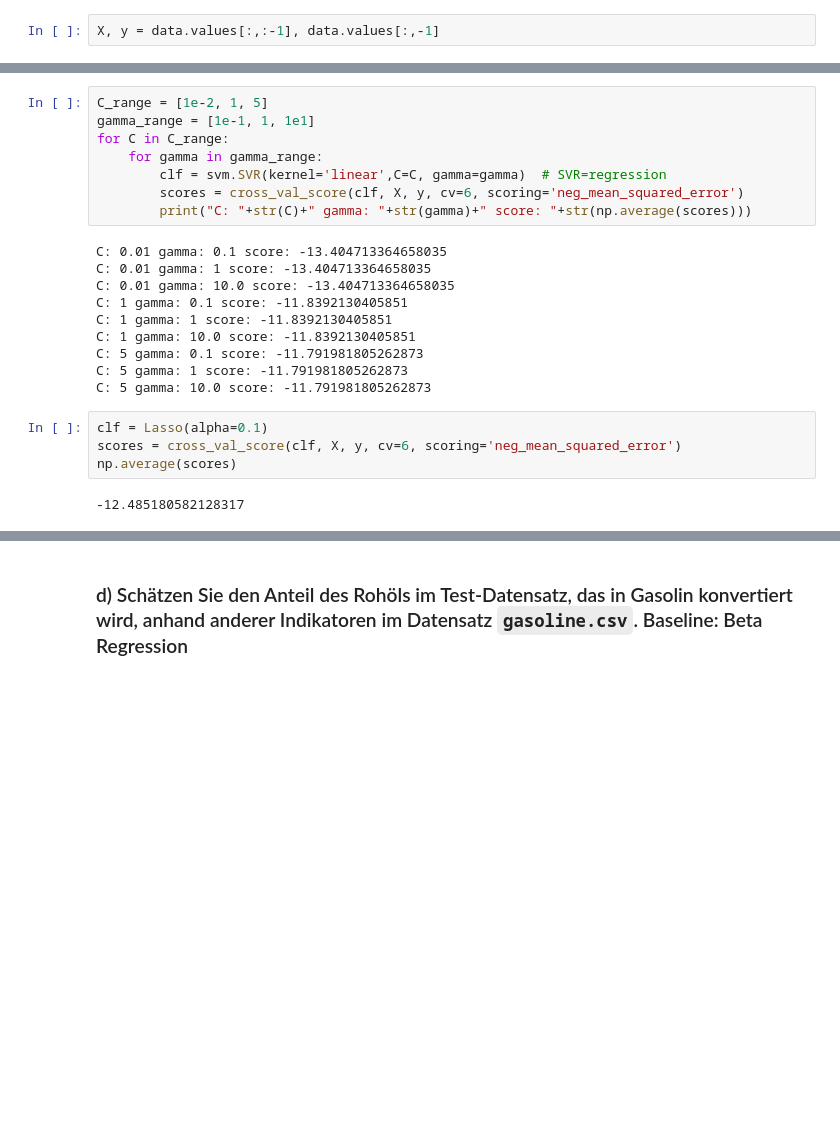
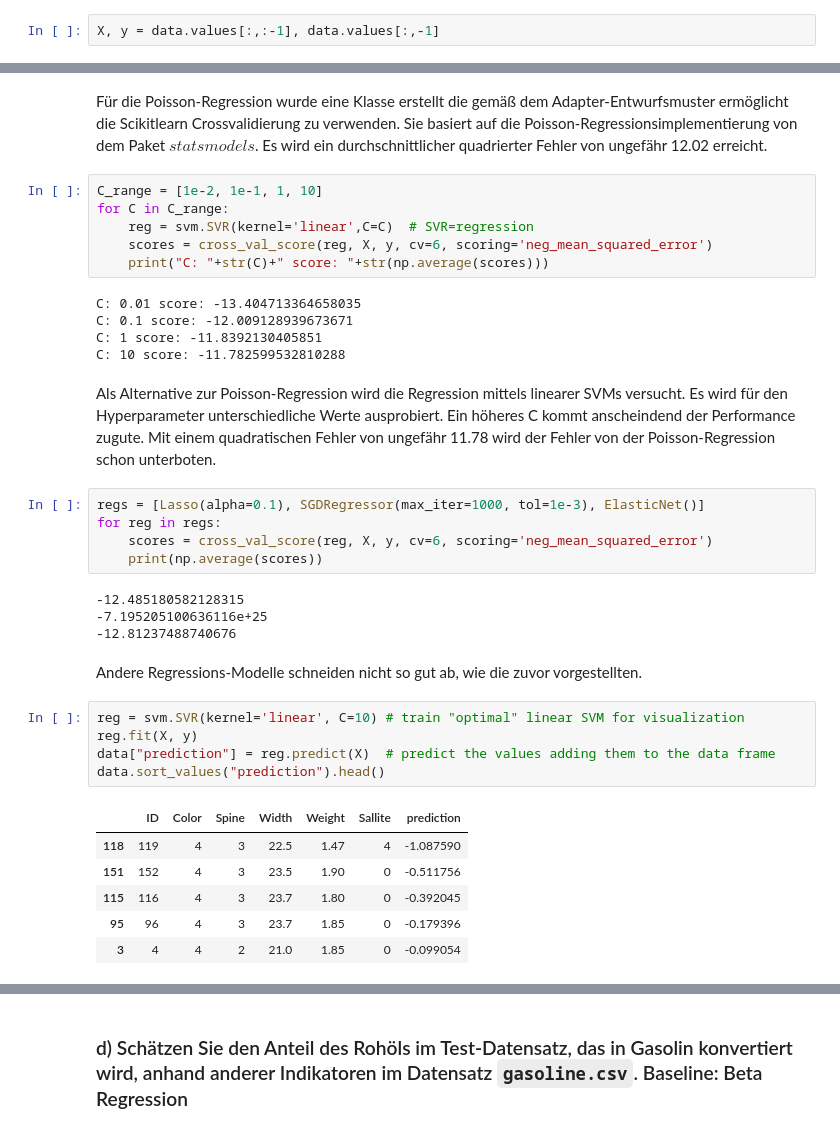
Before and after one commit to tecoKIT/smart-data-analytics, a Jupyter notebook: Uebung1/Exercise3cd.ipynb, the cells around one changed output, grey strips where cells are left out. Cells and saved outputs as stored; diff of their text form; blank space fills up the shorter version.

```diff
--- a/Uebung1/Exercise3cd.ipynb
+++ b/Uebung1/Exercise3cd.ipynb
@@ -113,24 +100,38 @@ Optimization terminated successfully.
+# %% [markdown]
+Für die Poisson-Regression wurde eine Klasse erstellt die gemäß dem Adapter-Entwurfsmuster ermöglicht die Scikitlearn Crossvalidierung zu verwenden. Sie basiert auf die Poisson-Regressionsimplementierung von dem Paket $statsmodels$. Es wird ein durchschnittlicher quadrierter Fehler von ungefähr 12.02 erreicht.
 # %%
-C_range = [1e-2, 1, 5]
-gamma_range = [1e-1, 1, 1e1]
+C_range = [1e-2, 1e-1, 1, 10]
 for C in C_range:
-    for gamma in gamma_range:
-        clf = svm.SVR(kernel='linear',C=C, gamma=gamma)  # SVR=regression
-        scores = cross_val_score(clf, X, y, cv=6, scoring='neg_mean_squared_error')
-        print("C: "+str(C)+" gamma: "+str(gamma)+" score: "+str(np.average(scores)))
+    reg = svm.SVR(kernel='linear',C=C)  # SVR=regression
+    scores = cross_val_score(reg, X, y, cv=6, scoring='neg_mean_squared_error')
+    print("C: "+str(C)+" score: "+str(np.average(scores)))
 # %% [output]
-C: 0.01 gamma: 0.1 score: -13.404713364658035
-C: 0.01 gamma: 1 score: -13.404713364658035
-C: 0.01 gamma: 10.0 score: -13.404713364658035
-C: 1 gamma: 0.1 score: -11.8392130405851
-C: 1 gamma: 1 score: -11.8392130405851
-C: 1 gamma: 10.0 score: -11.8392130405851
-C: 5 gamma: 0.1 score: -11.791981805262873
-C: 5 gamma: 1 score: -11.791981805262873
-C: 5 gamma: 10.0 score: -11.791981805262873
+C: 0.01 score: -13.404713364658035
+C: 0.1 score: -12.009128939673671
+C: 1 score: -11.8392130405851
+C: 10 score: -11.782599532810288
+# %% [markdown]
+Als Alternative zur Poisson-Regression wird die Regression mittels linearer SVMs versucht. Es wird für den Hyperparameter unterschiedliche Werte ausprobiert. Ein höheres C kommt anscheindend der Performance zugute. Mit einem quadratischen Fehler von ungefähr 11.78 wird der Fehler von der Poisson-Regression schon unterboten.
 # %%
-clf = Lasso(alpha=0.1)
-scores = cross_val_score(clf, X, y, cv=6, scoring='neg_mean_squared_error')
-np.average(scores)
+regs = [Lasso(alpha=0.1), SGDRegressor(max_iter=1000, tol=1e-3), ElasticNet()]
+for reg in regs:
+    scores = cross_val_score(reg, X, y, cv=6, scoring='neg_mean_squared_error')
+    print(np.average(scores))
 # %% [output]
--12.485180582128317
+-12.485180582128315
+-7.195205100636116e+25
+-12.81237488740676
+# %% [markdown]
+Andere Regressions-Modelle schneiden nicht so gut ab, wie die zuvor vorgestellten.
+# %%
+reg = svm.SVR(kernel='linear', C=10) # train "optimal" linear SVM for visualization
+reg.fit(X, y)
+data["prediction"] = reg.predict(X)  # predict the values adding them to the data frame
+data.sort_values("prediction").head()
+# %% [output]
+|  | ID | Color | Spine | Width | Weight | Sallite | prediction |
+| 118 | 119 | 4 | 3 | 22.5 | 1.47 | 4 | -1.087590 |
+| 151 | 152 | 4 | 3 | 23.5 | 1.90 | 0 | -0.511756 |
+| 115 | 116 | 4 | 3 | 23.7 | 1.80 | 0 | -0.392045 |
+| 95 | 96 | 4 | 3 | 23.7 | 1.85 | 0 | -0.179396 |
+| 3 | 4 | 4 | 2 | 21.0 | 1.85 | 0 | -0.099054 |
```
Also changed, not shown: parts of 31 cells of this notebook.
